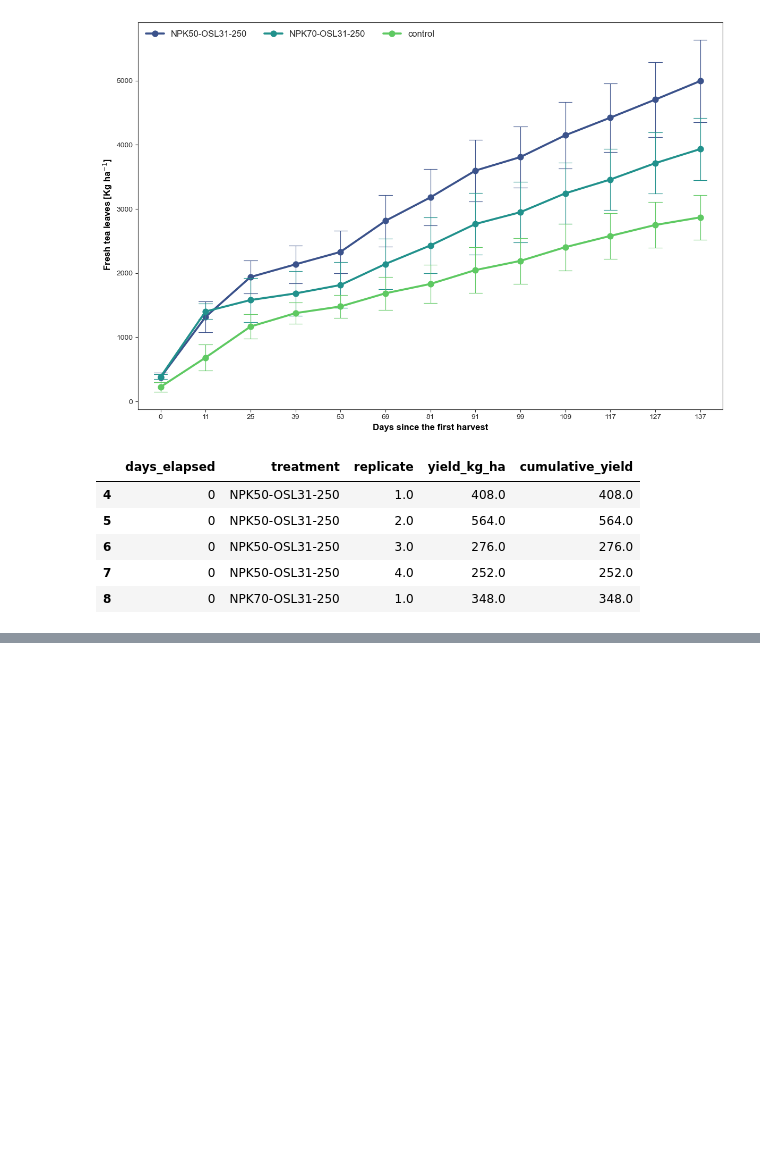
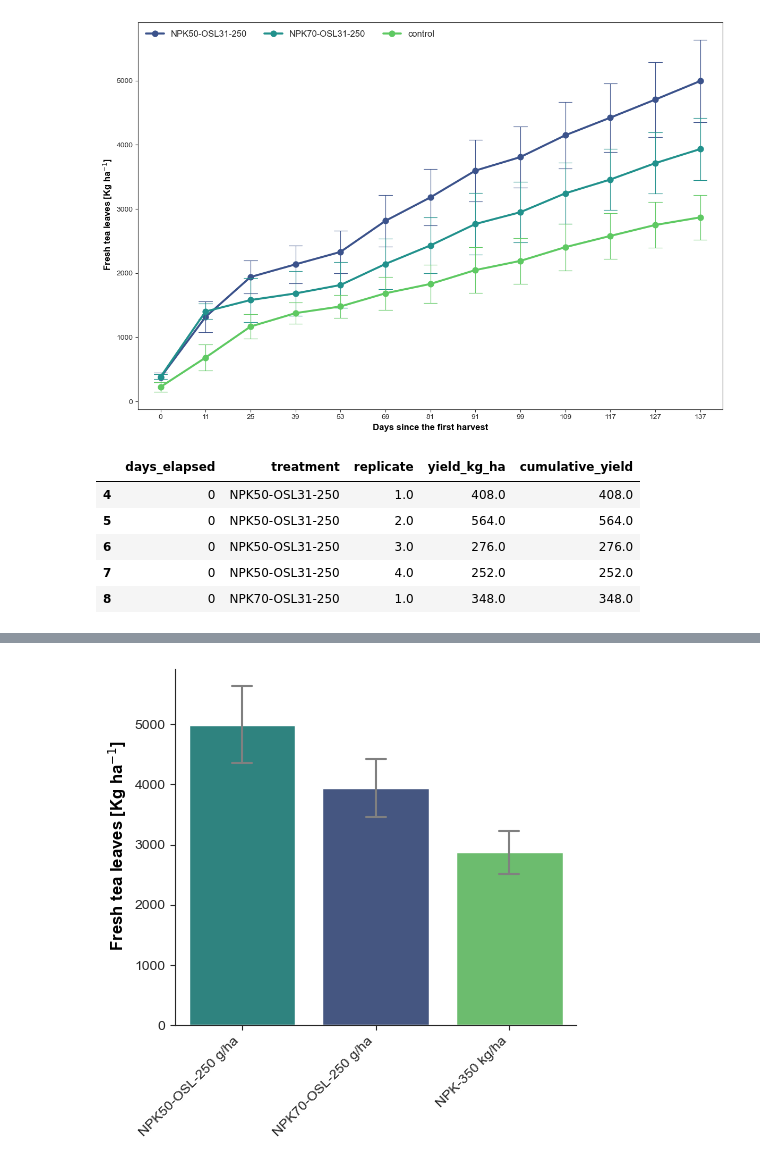
Before and after one commit to BBenyamini/tea_paper, a Jupyter notebook: notebook.ipynb, the cells around one changed output, grey strips where cells are left out. Saved outputs shown, nothing was run; the diff lists cells and outputs as text; code cells hidden in the pictures; blank space fills up the shorter version.

Commit message:
add the average cumulative model: The total cumulative yield

```diff
--- a/notebook.ipynb
+++ b/notebook.ipynb
@@ -299,3 +277,7 @@ final_mixed_results.summary()
 | C(treatment)[T.NPK70-OSL31-250]:d... | -6.725 | 1.685 | -3.991 | 0.000 | -10.028 | -3.422 |
 | C(treatment)[T.control]:days_elapsed | -13.153 | 1.638 | -8.028 | 0.000 | -16.364 | -9.942 |
 | Group Var | 454350.728 | 1043.548 |  |  |  |  |
+# %%
+# select end points
+rab_end_points = rab_subset.groupby(['treatment','replicate']).tail(1)
+rab_end_points
@@ -301,0 +298,18 @@ final_mixed_results.summary()
+# %%
+# plot barplot for tea yield across treatments and over time
+sns.set_style('ticks')
+fig=plt.figure(figsize=[5, 5], tight_layout=True)
+rab_end_points.loc[:, 'treatment'] = rab_end_points['treatment'].replace({'control': 'NPK-350 kg/ha','NPK70-OSL31-250': 'NPK70-OSL-250 g/ha', 'NPK50-OSL31-250': 'NPK50-OSL-250 g/ha'})
+orders = ['NPK70-OSL-250 g/ha','NPK50-OSL-250 g/ha', 'NPK-350 kg/ha']
+ax=sns.barplot(data=rab_end_points, x="treatment", y="cumulative_yield", hue="treatment",palette="viridis", hue_order=orders,errorbar='se',err_kws={'color': 'gray','linewidth': 1.5}, capsize=.15)
+plt.ylabel(" Fresh tea leaves [Kg ha$^{-1}$]", color='black', size=12, weight='bold')
+plt.xlabel("")
+# rotate x-axis labels
+plt.xticks(rotation=45, ha="right")
+ax.spines['top'].set_visible(False)
+ax.spines['right'].set_visible(False)
+
+plt.savefig("results/figures/RAB_tea_results.png", dpi=600, bbox_inches='tight')
+plt.show();
+# %% [output]
+[figure, added]
```
Also changed, not shown: parts of 6 cells of this notebook, 2 other files.
